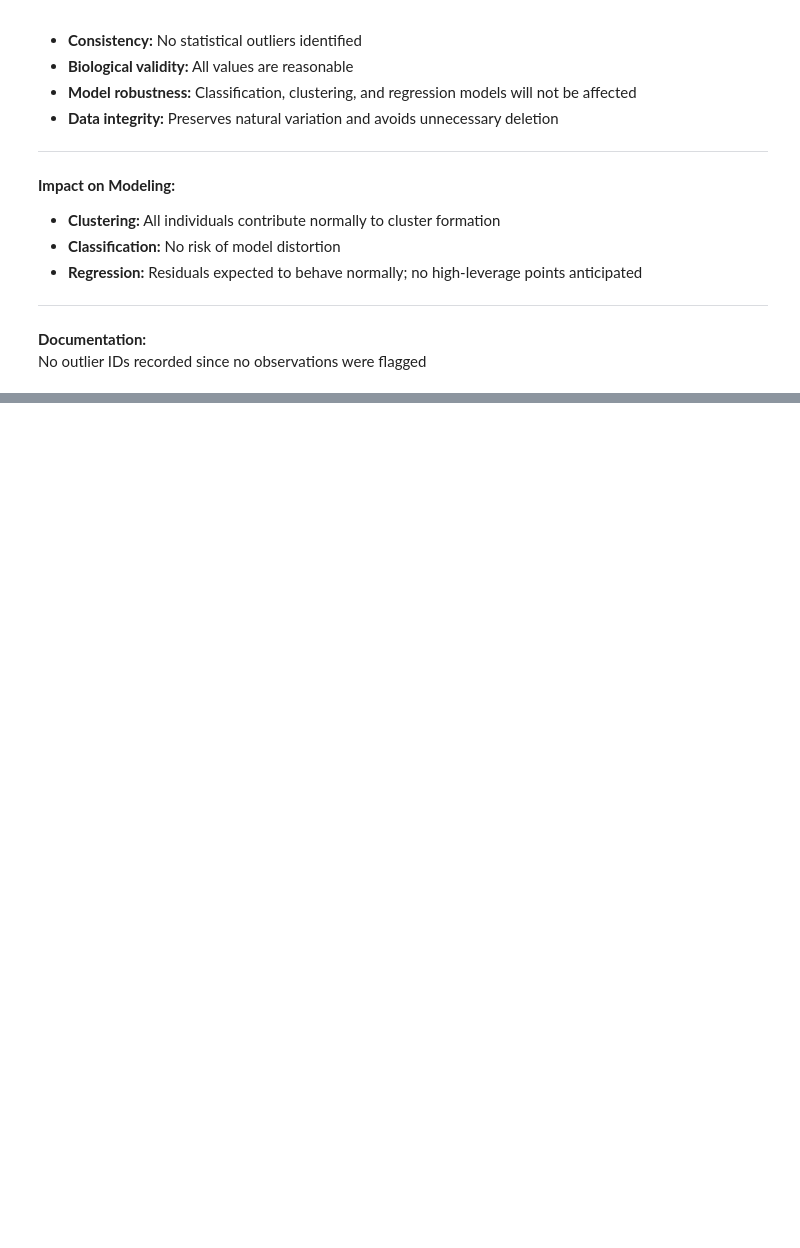
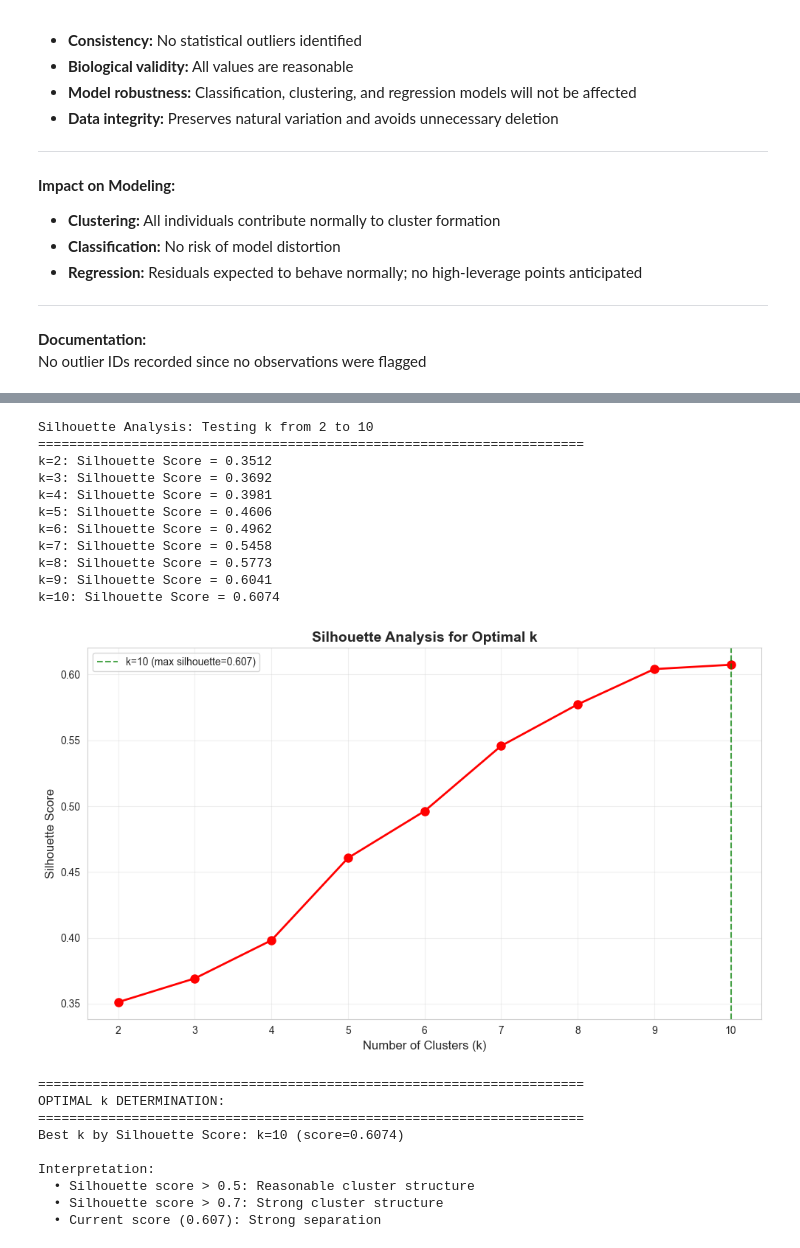
Before and after one commit to naykakashima/haggis-ml-analysis, a Jupyter notebook: scottish-haggis-analysis.ipynb, the cells around one changed output, grey strips where cells are left out. Drawn from its saved outputs; the diff is of its cells as text; code cells hidden in the pictures; blank space fills up the shorter version.

```diff
--- a/scottish-haggis-analysis.ipynb
+++ b/scottish-haggis-analysis.ipynb
@@ -1222,0 +1429,66 @@ Dataset is clean, features are well-characterized, and modeling expectations are
+# %%
+# Silhouette Analysis
+from sklearn.metrics import silhouette_score
+
+print("\nSilhouette Analysis: Testing k from 2 to 10")
+print("="*70)
+
+silhouette_scores = []
+
+for k in K_range:
+    kmeans_temp = KMeans(n_clusters=k, random_state=42, n_init=10)
+    cluster_labels = kmeans_temp.fit_predict(X_clustering_scaled)
+    silhouette_avg = silhouette_score(X_clustering_scaled, cluster_labels)
+    silhouette_scores.append(silhouette_avg)
+    print(f"k={k}: Silhouette Score = {silhouette_avg:.4f}")
+
+# Plot silhouette scores
+plt.figure(figsize=(10, 6))
+plt.plot(K_range, silhouette_scores, 'ro-', linewidth=2, markersize=8)
+plt.xlabel('Number of Clusters (k)', fontsize=12)
+plt.ylabel('Silhouette Score', fontsize=12)
+plt.title('Silhouette Analysis for Optimal k', fontsize=14, fontweight='bold')
+plt.xticks(K_range)
+plt.grid(True, alpha=0.3)
+
+# Highlight maximum
+max_idx = np.argmax(silhouette_scores)
+optimal_k_silhouette = K_range[max_idx]
+plt.axvline(x=optimal_k_silhouette, color='green', linestyle='--', alpha=0.7,
+            label=f'k={optimal_k_silhouette} (max silhouette={silhouette_scores[max_idx]:.3f})')
+plt.legend()
+
+plt.tight_layout()
+plt.show()
+
+# Summary
+print("\n" + "="*70)
+print("OPTIMAL k DETERMINATION:")
+print("="*70)
+print(f"Best k by Silhouette Score: k={optimal_k_silhouette} (score={silhouette_scores[max_idx]:.4f})")
+print(f"\nInterpretation:")
+print(f"  • Silhouette score > 0.5: Reasonable cluster structure")
+print(f"  • Silhouette score > 0.7: Strong cluster structure")
+print(f"  • Current score ({silhouette_scores[max_idx]:.3f}): {'Strong' if silhouette_scores[max_idx] > 0.5 else 'Moderate'} separation")
+# %% [output]
+Silhouette Analysis: Testing k from 2 to 10
+======================================================================
+k=2: Silhouette Score = 0.3512
+k=3: Silhouette Score = 0.3692
+k=4: Silhouette Score = 0.3981
+k=5: Silhouette Score = 0.4606
+k=6: Silhouette Score = 0.4962
+k=7: Silhouette Score = 0.5458
+k=8: Silhouette Score = 0.5773
+k=9: Silhouette Score = 0.6041
+k=10: Silhouette Score = 0.6074
+[figure, added]
+======================================================================
+OPTIMAL k DETERMINATION:
+======================================================================
+Best k by Silhouette Score: k=10 (score=0.6074)
+
+Interpretation:
+  • Silhouette score > 0.5: Reasonable cluster structure
+  • Silhouette score > 0.7: Strong cluster structure
+  • Current score (0.607): Strong separation
```
Also changed, not shown: parts of 8 cells of this notebook, 1 other file.
